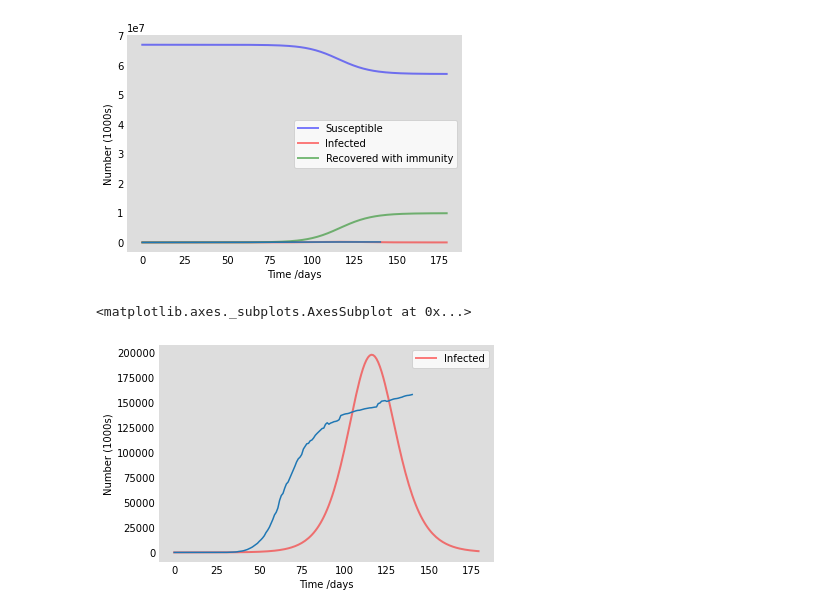
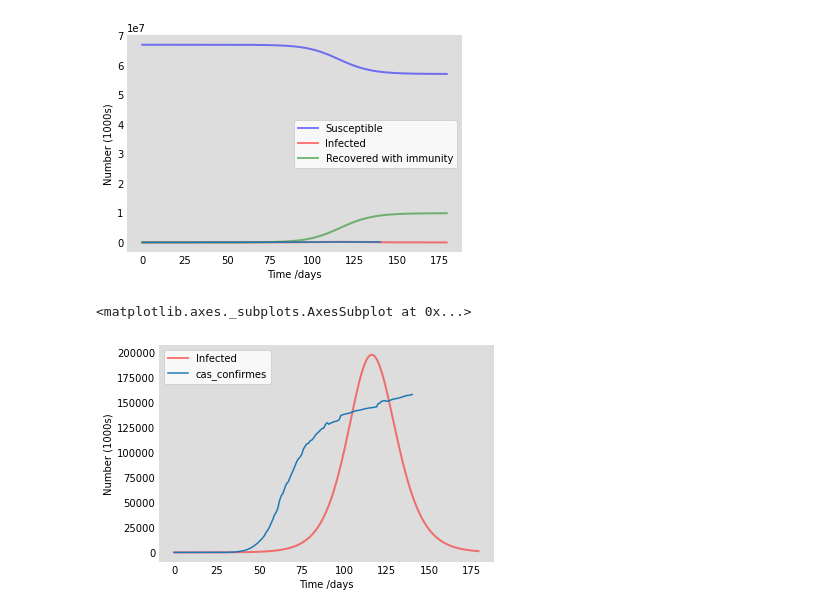
Before and after one commit to Pythalex/projet_science_des_donnees_ISD, a Jupyter notebook: TestSIR_chiffres_clés_18_06.ipynb, the cells around one changed output. Saved outputs shown, nothing was run; the diff lists cells and outputs as text; code cells hidden in the pictures.

```diff
--- a/TestSIR_chiffres_clés_18_06.ipynb
+++ b/TestSIR_chiffres_clés_18_06.ipynb
@@ -42,7 +42,7 @@ df["cas_confirmes"].plot()
 [figure]
 # %%
 vplot.plot_SIR(S=None, I=I, R=None, t=t) # only I
-df["cas_confirmes"].plot()
+df["cas_confirmes"].plot(legend=True)
 # %% [output]
 <matplotlib.axes._subplots.AxesSubplot at 0x...>
-[figure, old version]
+[figure, new version]
```
Also changed, not shown: 4 other files.
